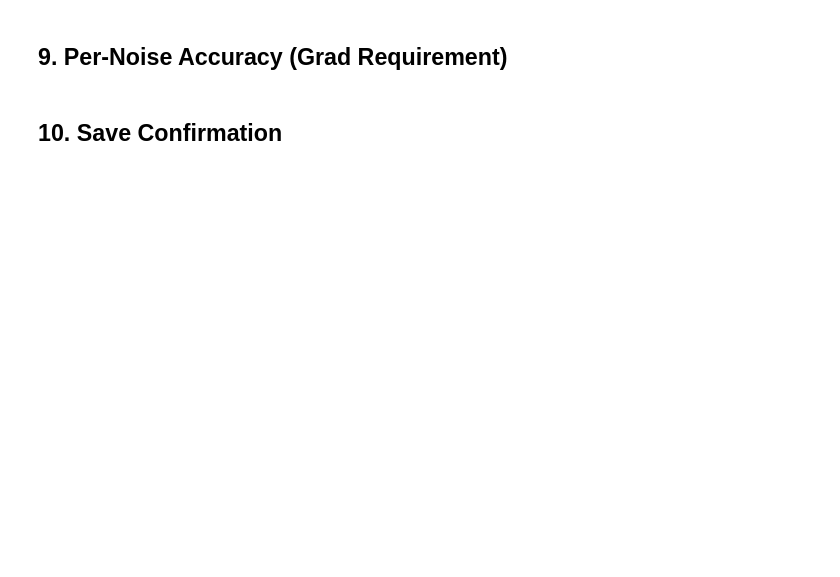
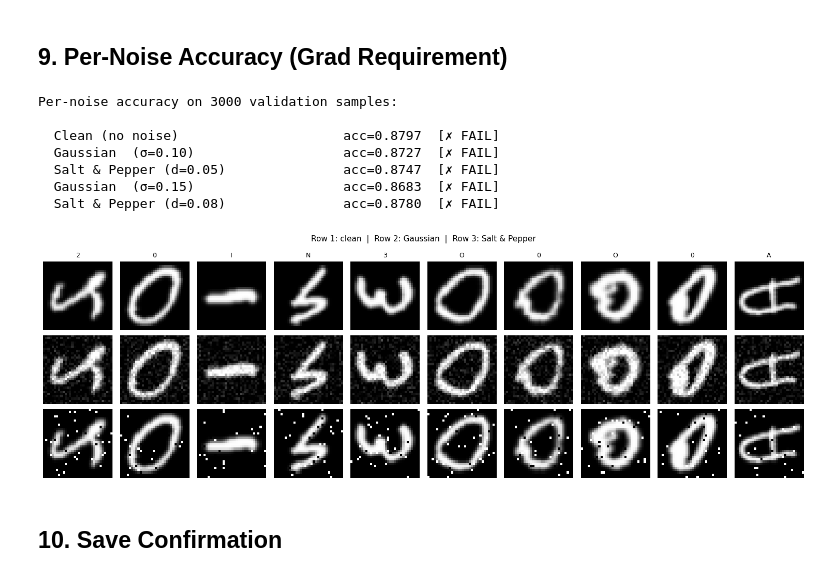
Before and after one commit to Akshar106/Hackathon, a Jupyter notebook: training/train_classifier.ipynb, the cells around one changed output. Saved outputs shown, nothing was run; the diff lists cells and outputs as text; code cells hidden in the pictures; blank space fills up the shorter version.

```diff
--- a/training/train_classifier.ipynb
+++ b/training/train_classifier.ipynb
@@ -234,38 +369,55 @@ plt.show()
 # %%
 N_SAMPLES = 3000
 
 model.load_state_dict(torch.load(SAVE_PATH, map_location=DEVICE))
 model.eval()
 
 indices    = np.random.choice(len(val_ds), N_SAMPLES, replace=False)
 imgs_clean = torch.stack([val_ds[i][0] for i in indices])
 labels     = torch.tensor([val_ds[i][1] for i in indices])
 
 noise_fns = {
-    "Gaussian  (σ=0.10)"     : AddGaussianNoise(lo=0.10, hi=0.10),
-    "Salt&Pepper (d=0.05)"   : AddSaltAndPepperNoise(lo=0.05, hi=0.05),
+    "Clean (no noise)"         : lambda x: x,
+    "Gaussian  (σ=0.10)"       : AddGaussianNoise(lo=0.10, hi=0.10),
+    "Salt & Pepper (d=0.05)"   : AddSaltAndPepperNoise(lo=0.05, hi=0.05),
+    "Gaussian  (σ=0.15)"       : AddGaussianNoise(lo=0.15, hi=0.15),
+    "Salt & Pepper (d=0.08)"   : AddSaltAndPepperNoise(lo=0.08, hi=0.08),
 }
 
 print(f"Per-noise accuracy on {N_SAMPLES} validation samples:\n")
 accs = {}
 with torch.no_grad():
     for name, fn in noise_fns.items():
         noisy  = torch.stack([fn(img) for img in imgs_clean]).to(DEVICE)
         preds  = model(noisy).argmax(1)
         acc    = (preds == labels.to(DEVICE)).float().mean().item()
         accs[name] = acc
-        status = "PASS" if acc >= 0.95 else "FAIL"
-        print(f"  {name:30s}  acc={acc:.4f}  [{status}]")
+        status = "✓ PASS" if acc >= 0.90 else "✗ FAIL"
+        print(f"  {name:35s}  acc={acc:.4f}  [{status}]")
 
-# Visual comparison: clean vs noisy
-fig, axes = plt.subplots(2, 10, figsize=(14, 4))
-fig.suptitle("Top: clean  |  Bottom: Gaussian noise", fontsize=11)
+# Visual comparison: clean vs Gaussian vs S&P
+fig, axes = plt.subplots(3, 10, figsize=(15, 5))
+fig.suptitle("Row 1: clean  |  Row 2: Gaussian  |  Row 3: Salt & Pepper", fontsize=11)
+gn_fn = AddGaussianNoise(lo=0.10, hi=0.10)
+sp_fn = AddSaltAndPepperNoise(lo=0.05, hi=0.05)
 for i in range(10):
     img = imgs_clean[i]
-    axes[0, i].imshow(img.squeeze(), cmap="gray"); axes[0, i].axis("off")
-    axes[1, i].imshow(AddGaussianNoise(lo=0.10, hi=0.10)(img).squeeze(), cmap="gray"); axes[1, i].axis("off")
+    axes[0, i].imshow(img.squeeze(), cmap="gray")
+    axes[0, i].set_title(label_chars[labels[i].item()], fontsize=9)
+    axes[0, i].axis("off")
+    axes[1, i].imshow(gn_fn(img).squeeze(), cmap="gray"); axes[1, i].axis("off")
+    axes[2, i].imshow(sp_fn(img).squeeze(), cmap="gray"); axes[2, i].axis("off")
 plt.tight_layout()
 plt.show()
+# %% [output]
+Per-noise accuracy on 3000 validation samples:
+
+  Clean (no noise)                     acc=0.8797  [✗ FAIL]
+  Gaussian  (σ=0.10)                   acc=0.8727  [✗ FAIL]
+  Salt & Pepper (d=0.05)               acc=0.8747  [✗ FAIL]
+  Gaussian  (σ=0.15)                   acc=0.8683  [✗ FAIL]
+  Salt & Pepper (d=0.08)               acc=0.8780  [✗ FAIL]
+[figure, added]
 # %% [markdown]
 ## 10. Save Confirmation
 # %%
```
Also changed, not shown: parts of 11 cells of this notebook, 32 other files.
